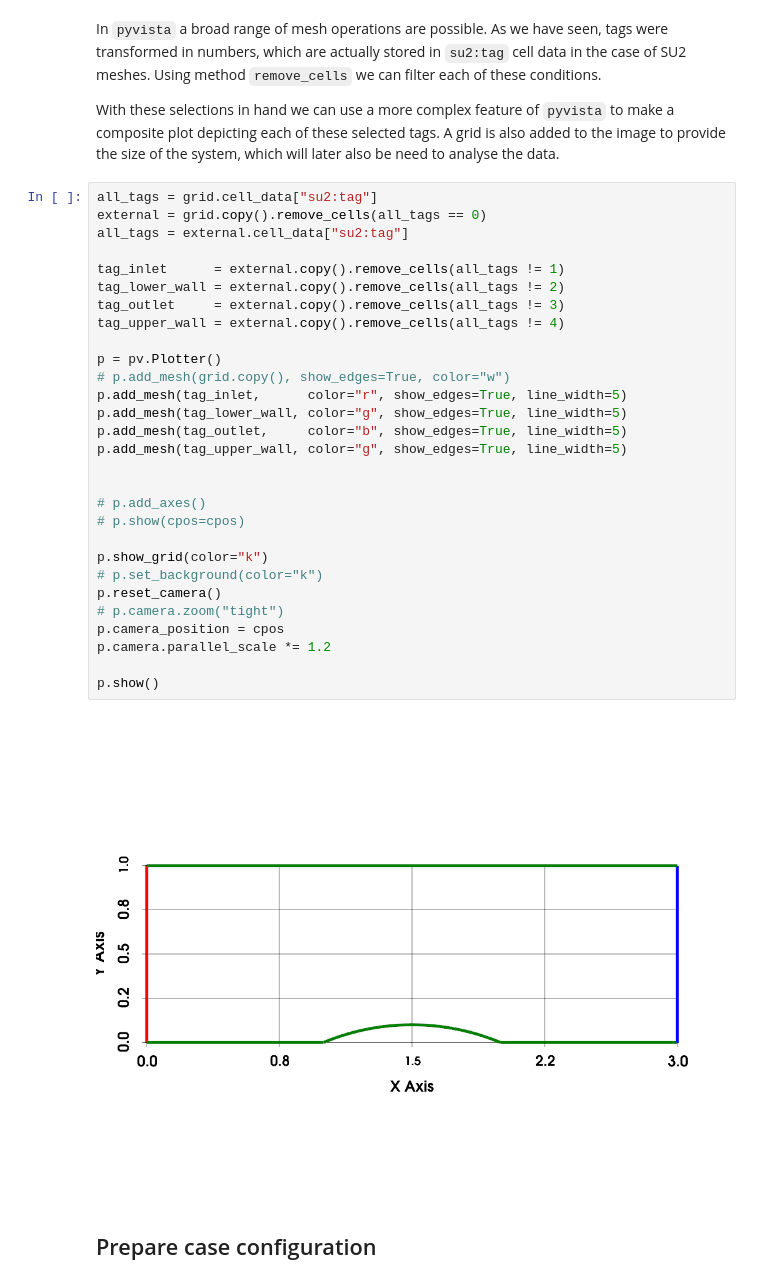
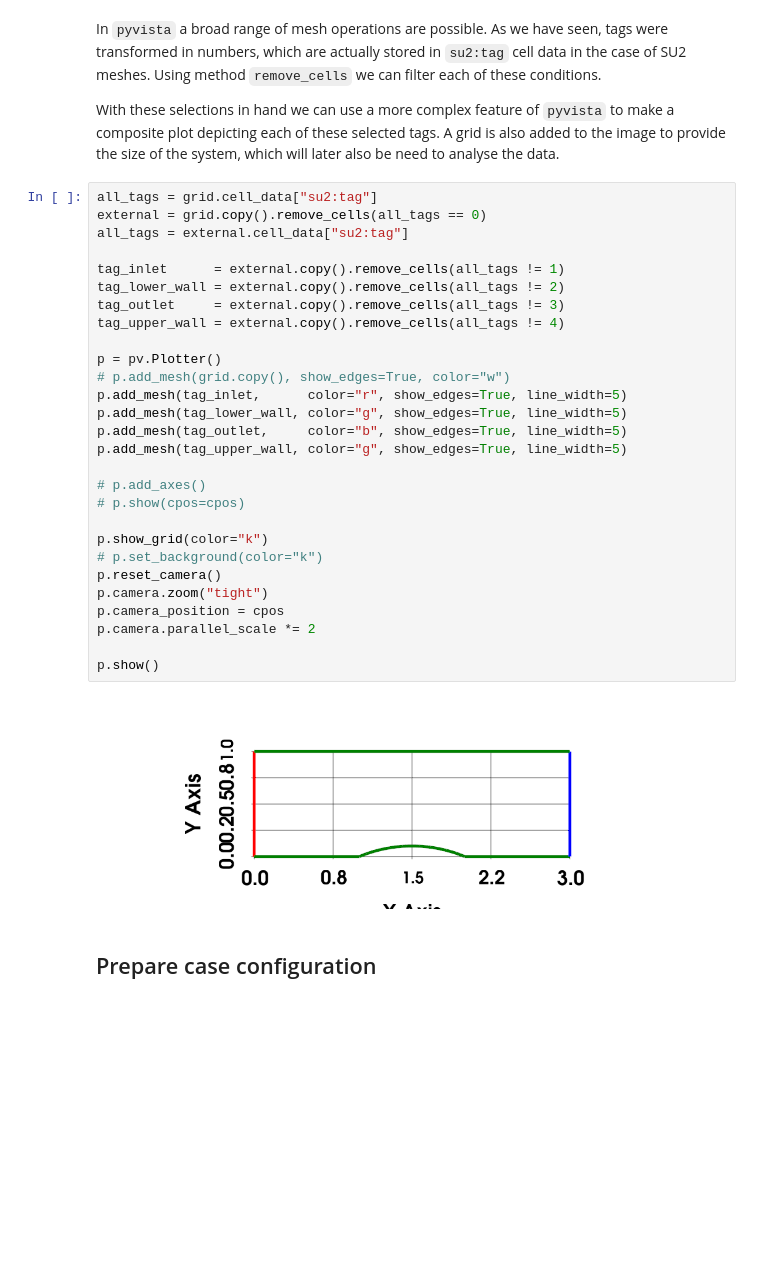
Before and after one commit to wallytutor/cfd-pour-tous-su2, a Jupyter notebook: src/01-compressible_flow-inviscid_bump/case.ipynb, the cells around one changed output. Cells and saved outputs as stored; diff of their text form; blank space fills up the shorter version.

```diff
--- a/src/01-compressible_flow-inviscid_bump/case.ipynb
+++ b/src/01-compressible_flow-inviscid_bump/case.ipynb
@@ -69,34 +69,33 @@ With these selections in hand we can use a more complex feature of `pyvista` to
 # %%
 all_tags = grid.cell_data["su2:tag"]
 external = grid.copy().remove_cells(all_tags == 0)
 all_tags = external.cell_data["su2:tag"]
 
 tag_inlet      = external.copy().remove_cells(all_tags != 1)
 tag_lower_wall = external.copy().remove_cells(all_tags != 2)
 tag_outlet     = external.copy().remove_cells(all_tags != 3)
 tag_upper_wall = external.copy().remove_cells(all_tags != 4)
 
 p = pv.Plotter()
 # p.add_mesh(grid.copy(), show_edges=True, color="w")
 p.add_mesh(tag_inlet,      color="r", show_edges=True, line_width=5)
 p.add_mesh(tag_lower_wall, color="g", show_edges=True, line_width=5)
 p.add_mesh(tag_outlet,     color="b", show_edges=True, line_width=5)
 p.add_mesh(tag_upper_wall, color="g", show_edges=True, line_width=5)
 
-
 # p.add_axes()
 # p.show(cpos=cpos)
 
 p.show_grid(color="k")
 # p.set_background(color="k")
 p.reset_camera()
-# p.camera.zoom("tight")
+p.camera.zoom("tight")
 p.camera_position = cpos
-p.camera.parallel_scale *= 1.2
+p.camera.parallel_scale *= 2
 
 p.show()
 # %% [output]
-[figure, old version]
+[figure, new version]
 # %% [markdown]
 ## Prepare case configuration
 # %% [markdown]
```
Also changed, not shown: parts of 2 cells of this notebook, 1 other file.
